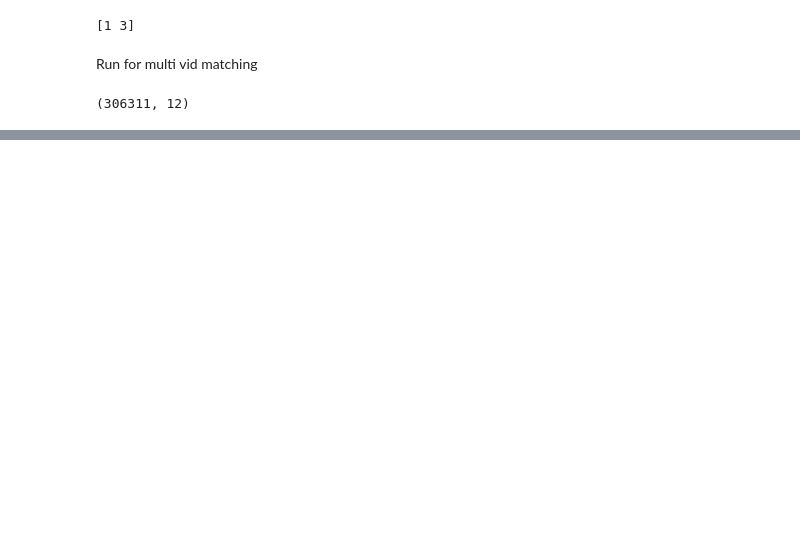
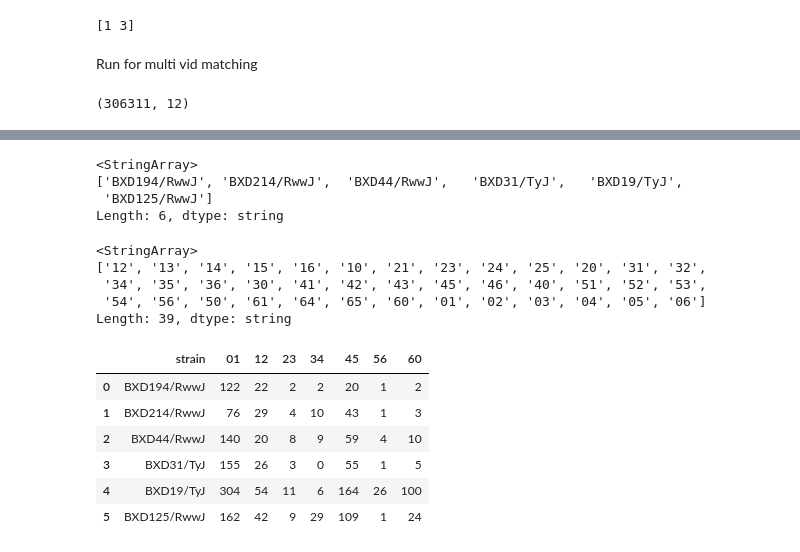
Before and after one commit to brigbrog/Syntactic-Grooming, a Jupyter notebook: bout_machine.ipynb, the cells around one changed output, grey strips where cells are left out. Saved outputs shown, nothing was run; the diff lists cells and outputs as text; code cells hidden in the pictures; blank space fills up the shorter version.

```diff
--- a/bout_machine.ipynb
+++ b/bout_machine.ipynb
@@ -318,0 +327,20 @@ test_mv_match_log.head(25)
+# %%
+bxd25 = pd.read_csv(searchLogCurtain.fpaths['BXD25'])
+
+bxd25 = pd.read_csv(
+    searchLogCurtain.fpaths['BXD25'], dtype={
+        "target": "string",
+        "match_num": "int",
+        #"interval": "tuple",
+        "bout_num": "int",
+        "sex": "string",
+        "strain": "string",
+        #"duration": "list",
+        "video_search_index": "int",
+        "video_name": "string"
+    }
+)
+#bxd25['target'] = bxd25['target'].astype(str)
+print(bxd25.shape)
+print(bxd25.dtypes)
+bxd25.head()
@@ -318,0 +365,46 @@ test_mv_match_log.head(25)
+# %%
+bxd25_strains = bxd25['strain'].unique()
+print(bxd25_strains)
+# %% [output]
+<StringArray>
+['BXD194/RwwJ', 'BXD214/RwwJ',  'BXD44/RwwJ',   'BXD31/TyJ',   'BXD19/TyJ',
+ 'BXD125/RwwJ']
+Length: 6, dtype: string
+# %%
+print(bxd25['target'].unique())
+# %% [output]
+<StringArray>
+['12', '13', '14', '15', '16', '10', '21', '23', '24', '25', '20', '31', '32',
+ '34', '35', '36', '30', '41', '42', '43', '45', '46', '40', '51', '52', '53',
+ '54', '56', '50', '61', '64', '65', '60', '01', '02', '03', '04', '05', '06']
+Length: 39, dtype: string
+# %%
+correct_trans_df = None
+for idx, strain in enumerate(bxd25_strains):
+    strain_slice = bxd25[bxd25['strain']==strain]
+    #print(f'strain: {strain}, shape: {strain_slice.shape}')
+    correct_trans_strain = {
+        'strain': strain,
+        #'total_trans': strain_slice.shape[0],
+        '01': (strain_slice['target'] == '01').sum(),
+        '12': (strain_slice['target'] == '12').sum(),
+        '23': (strain_slice['target'] == '23').sum(),
+        '34': (strain_slice['target'] == '34').sum(),
+        '45': (strain_slice['target'] == '45').sum(),
+        '56': (strain_slice['target'] == '56').sum(),
+        '60': (strain_slice['target'] == '60').sum()
+    }
+    if idx == 0:
+        correct_trans_df = pd.DataFrame([correct_trans_strain])
+    else:
+        correct_trans_df = pd.concat([correct_trans_df, pd.DataFrame([correct_trans_strain])], ignore_index=True)
+# %%
+correct_trans_df.head(6)
+# %% [output]
+|  | strain | 01 | 12 | 23 | 34 | 45 | 56 | 60 |
+| 0 | BXD194/RwwJ | 122 | 22 | 2 | 2 | 20 | 1 | 2 |
+| 1 | BXD214/RwwJ | 76 | 29 | 4 | 10 | 43 | 1 | 3 |
+| 2 | BXD44/RwwJ | 140 | 20 | 8 | 9 | 59 | 4 | 10 |
+| 3 | BXD31/TyJ | 155 | 26 | 3 | 0 | 55 | 1 | 5 |
+| 4 | BXD19/TyJ | 304 | 54 | 11 | 6 | 164 | 26 | 100 |
+| 5 | BXD125/RwwJ | 162 | 42 | 9 | 29 | 109 | 1 | 24 |
```
Also changed, not shown: parts of 14 cells of this notebook, 1 other file.
